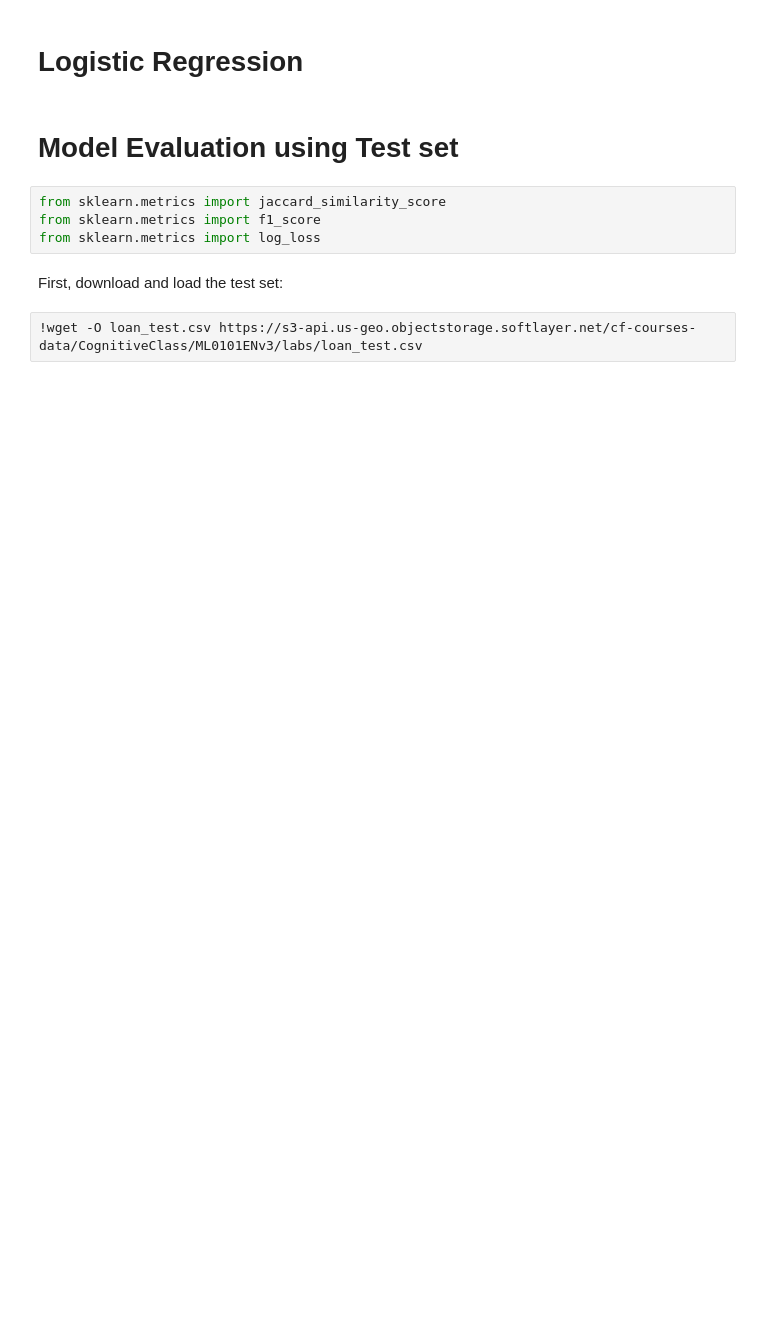
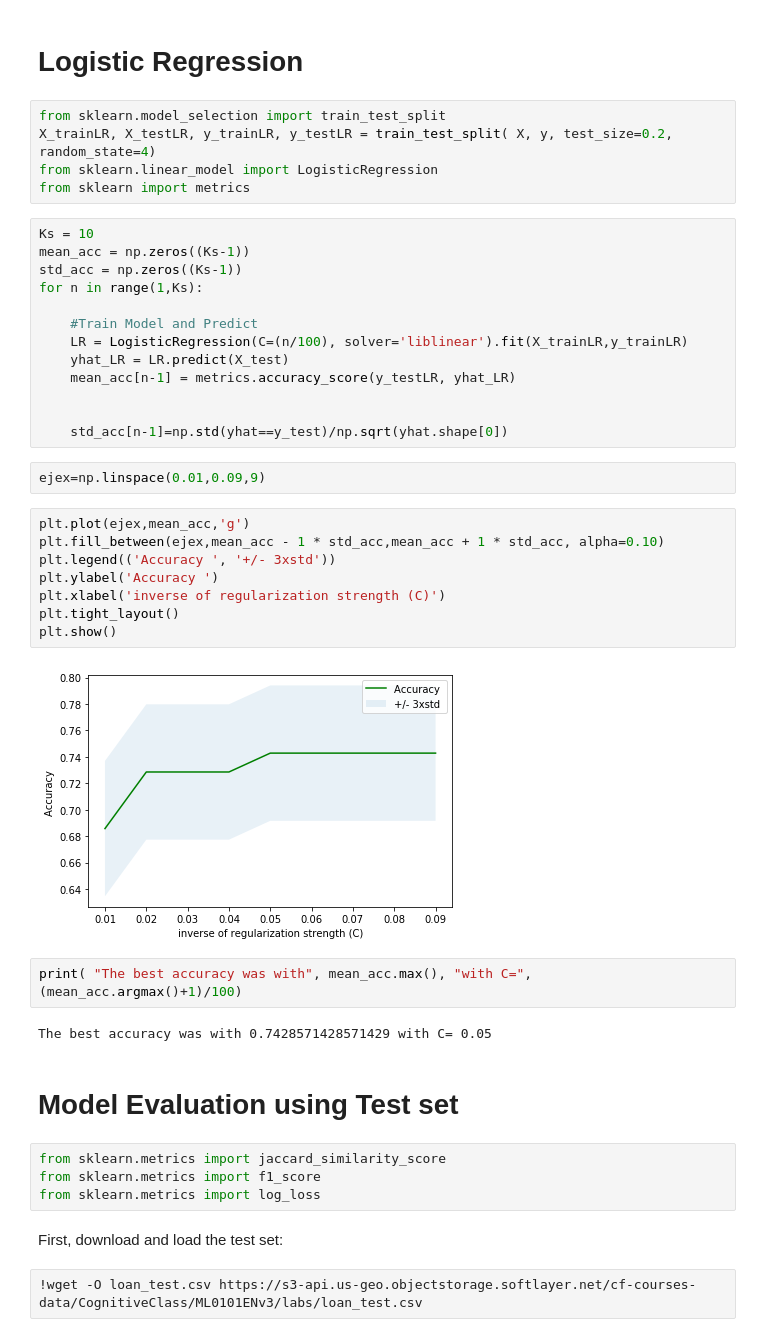
Before and after one commit to JairBarreto/Machine_Learning, a Jupyter notebook: The Best Classifier.ipynb, the cells around one changed output. Cells and saved outputs as stored; diff of their text form; blank space fills up the shorter version.

```diff
--- a/The Best Classifier.ipynb
+++ b/The Best Classifier.ipynb
@@ -283,5 +392,39 @@ print('linear',linear,'Polynomial',poly,'RBF',rbf,'SIGMOID',sigmoid)
 # %% [markdown]
 # Logistic Regression
+# %%
+from sklearn.model_selection import train_test_split
+X_trainLR, X_testLR, y_trainLR, y_testLR = train_test_split( X, y, test_size=0.2, random_state=4)
+from sklearn.linear_model import LogisticRegression
+from sklearn import metrics
+# %%
+Ks = 10
+mean_acc = np.zeros((Ks-1))
+std_acc = np.zeros((Ks-1))
+for n in range(1,Ks):
+
+    #Train Model and Predict
+    LR = LogisticRegression(C=(n/100), solver='liblinear').fit(X_trainLR,y_trainLR)
+    yhat_LR = LR.predict(X_test)
+    mean_acc[n-1] = metrics.accuracy_score(y_testLR, yhat_LR)
+
+
+    std_acc[n-1]=np.std(yhat==y_test)/np.sqrt(yhat.shape[0])
+# %%
+ejex=np.linspace(0.01,0.09,9)
+# %%
+plt.plot(ejex,mean_acc,'g')
+plt.fill_between(ejex,mean_acc - 1 * std_acc,mean_acc + 1 * std_acc, alpha=0.10)
+plt.legend(('Accuracy ', '+/- 3xstd'))
+plt.ylabel('Accuracy ')
+plt.xlabel('inverse of regularization strength (C)')
+plt.tight_layout()
+plt.show()
+# %% [output]
+[figure, added]
+# %%
+print( "The best accuracy was with", mean_acc.max(), "with C=", (mean_acc.argmax()+1)/100)
+# %% [output]
+The best accuracy was with 0.7428571428571429 with C= 0.05
 # %% [markdown]
 # Model Evaluation using Test set
 # %%
```
Also changed, not shown: parts of 31 cells of this notebook.
